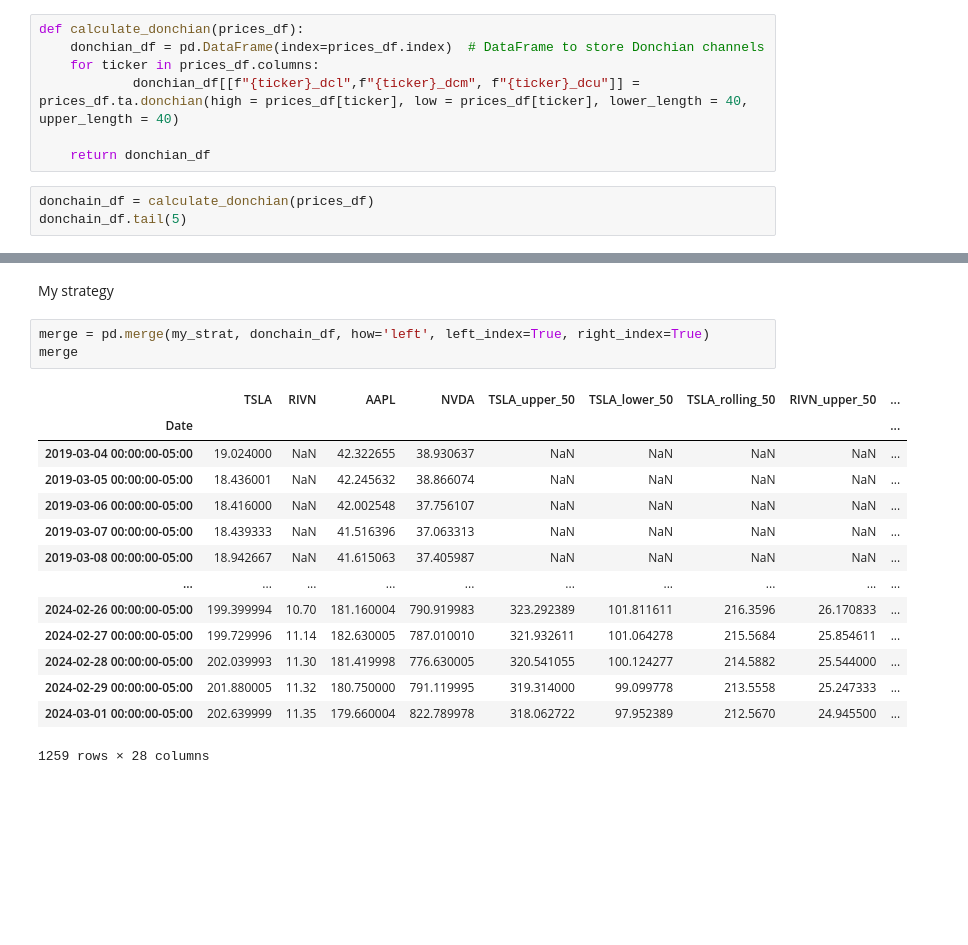
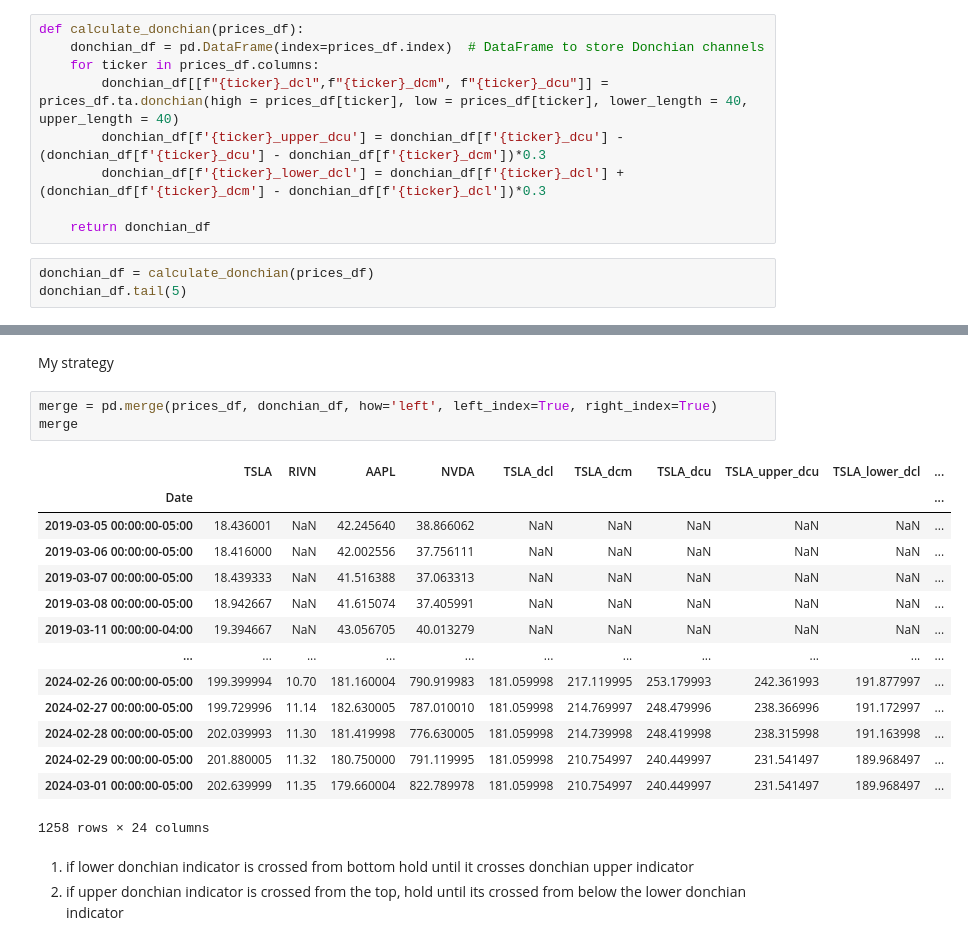
Before and after one commit to mglaz/mail_stock_news, a Jupyter notebook: backtesting.ipynb, the cells around one changed output, grey strips where cells are left out. Cells and saved outputs as stored; diff of their text form; blank space fills up the shorter version.

```diff
--- a/backtesting.ipynb
+++ b/backtesting.ipynb
@@ -87,10 +70,12 @@ prices_df
 def calculate_donchian(prices_df):
     donchian_df = pd.DataFrame(index=prices_df.index)  # DataFrame to store Donchian channels
     for ticker in prices_df.columns:
-            donchian_df[[f"{ticker}_dcl",f"{ticker}_dcm", f"{ticker}_dcu"]] = prices_df.ta.donchian(high = prices_df[ticker], low = prices_df[ticker], lower_length = 40, upper_length = 40)
+        donchian_df[[f"{ticker}_dcl",f"{ticker}_dcm", f"{ticker}_dcu"]] = prices_df.ta.donchian(high = prices_df[ticker], low = prices_df[ticker], lower_length = 40, upper_length = 40)
+        donchian_df[f'{ticker}_upper_dcu'] = donchian_df[f'{ticker}_dcu'] - (donchian_df[f'{ticker}_dcu'] - donchian_df[f'{ticker}_dcm'])*0.3
+        donchian_df[f'{ticker}_lower_dcl'] = donchian_df[f'{ticker}_dcl'] + (donchian_df[f'{ticker}_dcm'] - donchian_df[f'{ticker}_dcl'])*0.3
 
     return donchian_df
 # %%
-donchain_df = calculate_donchian(prices_df)
-donchain_df.tail(5)
+donchian_df = calculate_donchian(prices_df)
+donchian_df.tail(5)
 # %% [output]
@@ -129,20 +114,23 @@ def backtest(reference, ticker, trades):
 # %% [markdown]
 My strategy
 # %%
-merge = pd.merge(my_strat, donchain_df, how='left', left_index=True, right_index=True)
+merge = pd.merge(prices_df, donchian_df, how='left', left_index=True, right_index=True)
 merge
 # %% [output]
-|  | TSLA | RIVN | AAPL | NVDA | TSLA_upper_50 | TSLA_lower_50 | TSLA_rolling_50 | RIVN_upper_50 | ... |
-| Date |  |  |  |  |  |  |  |  | ... |
-| 2019-03-04 00:00:00-05:00 | 19.024000 | NaN | 42.322655 | 38.930637 | NaN | NaN | NaN | NaN | ... |
-| 2019-03-05 00:00:00-05:00 | 18.436001 | NaN | 42.245632 | 38.866074 | NaN | NaN | NaN | NaN | ... |
-| 2019-03-06 00:00:00-05:00 | 18.416000 | NaN | 42.002548 | 37.756107 | NaN | NaN | NaN | NaN | ... |
-| 2019-03-07 00:00:00-05:00 | 18.439333 | NaN | 41.516396 | 37.063313 | NaN | NaN | NaN | NaN | ... |
-| 2019-03-08 00:00:00-05:00 | 18.942667 | NaN | 41.615063 | 37.405987 | NaN | NaN | NaN | NaN | ... |
-| ... | ... | ... | ... | ... | ... | ... | ... | ... | ... |
-| 2024-02-26 00:00:00-05:00 | 199.399994 | 10.70 | 181.160004 | 790.919983 | 323.292389 | 101.811611 | 216.3596 | 26.170833 | ... |
-| 2024-02-27 00:00:00-05:00 | 199.729996 | 11.14 | 182.630005 | 787.010010 | 321.932611 | 101.064278 | 215.5684 | 25.854611 | ... |
-| 2024-02-28 00:00:00-05:00 | 202.039993 | 11.30 | 181.419998 | 776.630005 | 320.541055 | 100.124277 | 214.5882 | 25.544000 | ... |
-| 2024-02-29 00:00:00-05:00 | 201.880005 | 11.32 | 180.750000 | 791.119995 | 319.314000 | 99.099778 | 213.5558 | 25.247333 | ... |
-| 2024-03-01 00:00:00-05:00 | 202.639999 | 11.35 | 179.660004 | 822.789978 | 318.062722 | 97.952389 | 212.5670 | 24.945500 | ... |
+|  | TSLA | RIVN | AAPL | NVDA | TSLA_dcl | TSLA_dcm | TSLA_dcu | TSLA_upper_dcu | TSLA_lower_dcl | ... |
+| Date |  |  |  |  |  |  |  |  |  | ... |
+| 2019-03-05 00:00:00-05:00 | 18.436001 | NaN | 42.245640 | 38.866062 | NaN | NaN | NaN | NaN | NaN | ... |
+| 2019-03-06 00:00:00-05:00 | 18.416000 | NaN | 42.002556 | 37.756111 | NaN | NaN | NaN | NaN | NaN | ... |
+| 2019-03-07 00:00:00-05:00 | 18.439333 | NaN | 41.516388 | 37.063313 | NaN | NaN | NaN | NaN | NaN | ... |
+| 2019-03-08 00:00:00-05:00 | 18.942667 | NaN | 41.615074 | 37.405991 | NaN | NaN | NaN | NaN | NaN | ... |
+| 2019-03-11 00:00:00-04:00 | 19.394667 | NaN | 43.056705 | 40.013279 | NaN | NaN | NaN | NaN | NaN | ... |
+| ... | ... | ... | ... | ... | ... | ... | ... | ... | ... | ... |
+| 2024-02-26 00:00:00-05:00 | 199.399994 | 10.70 | 181.160004 | 790.919983 | 181.059998 | 217.119995 | 253.179993 | 242.361993 | 191.877997 | ... |
+| 2024-02-27 00:00:00-05:00 | 199.729996 | 11.14 | 182.630005 | 787.010010 | 181.059998 | 214.769997 | 248.479996 | 238.366996 | 191.172997 | ... |
+| 2024-02-28 00:00:00-05:00 | 202.039993 | 11.30 | 181.419998 | 776.630005 | 181.059998 | 214.739998 | 248.419998 | 238.315998 | 191.163998 | ... |
+| 2024-02-29 00:00:00-05:00 | 201.880005 | 11.32 | 180.750000 | 791.119995 | 181.059998 | 210.754997 | 240.449997 | 231.541497 | 189.968497 | ... |
+| 2024-03-01 00:00:00-05:00 | 202.639999 | 11.35 | 179.660004 | 822.789978 | 181.059998 | 210.754997 | 240.449997 | 231.541497 | 189.968497 | ... |
-1259 rows × 28 columns
+1258 rows × 24 columns
+# %% [markdown]
+1. if lower donchian indicator is crossed from bottom hold until it crosses donchian upper indicator
+2. if upper donchian indicator is crossed from the top, hold until its crossed from below the lower donchian indicator
```
Also changed, not shown: parts of 19 cells of this notebook.
